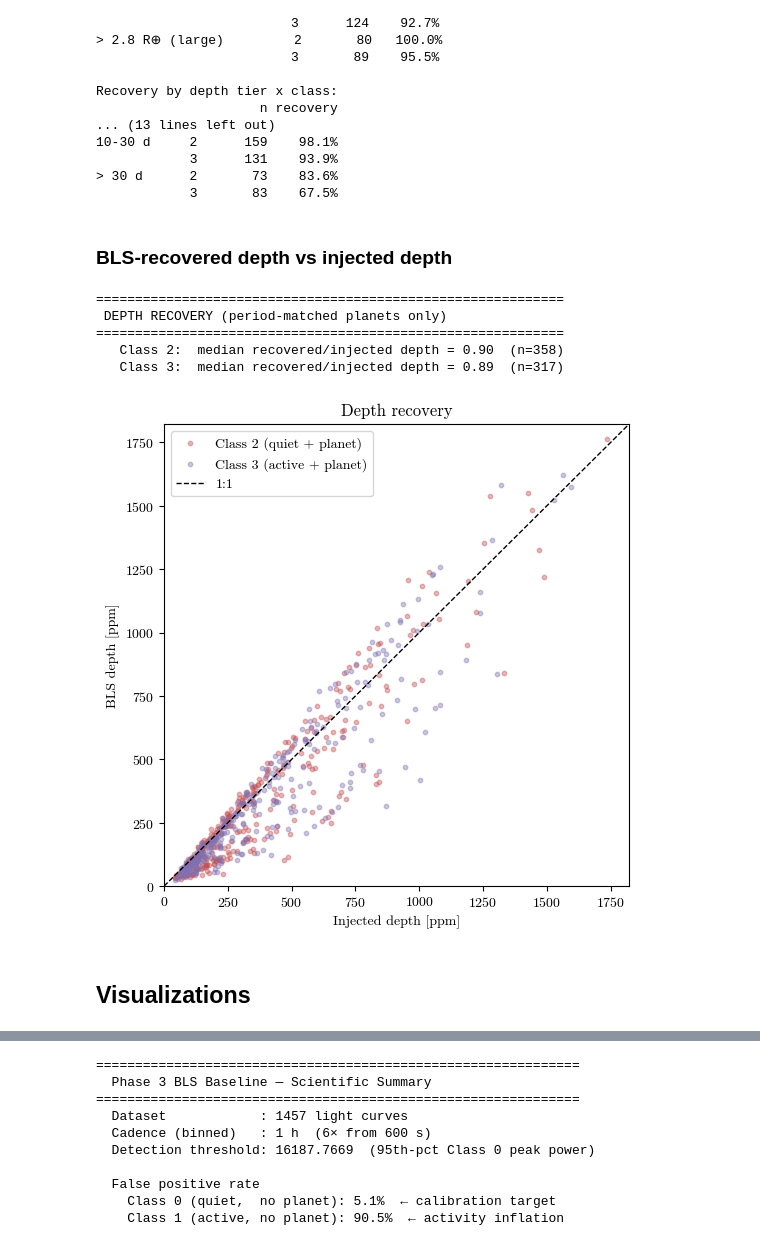
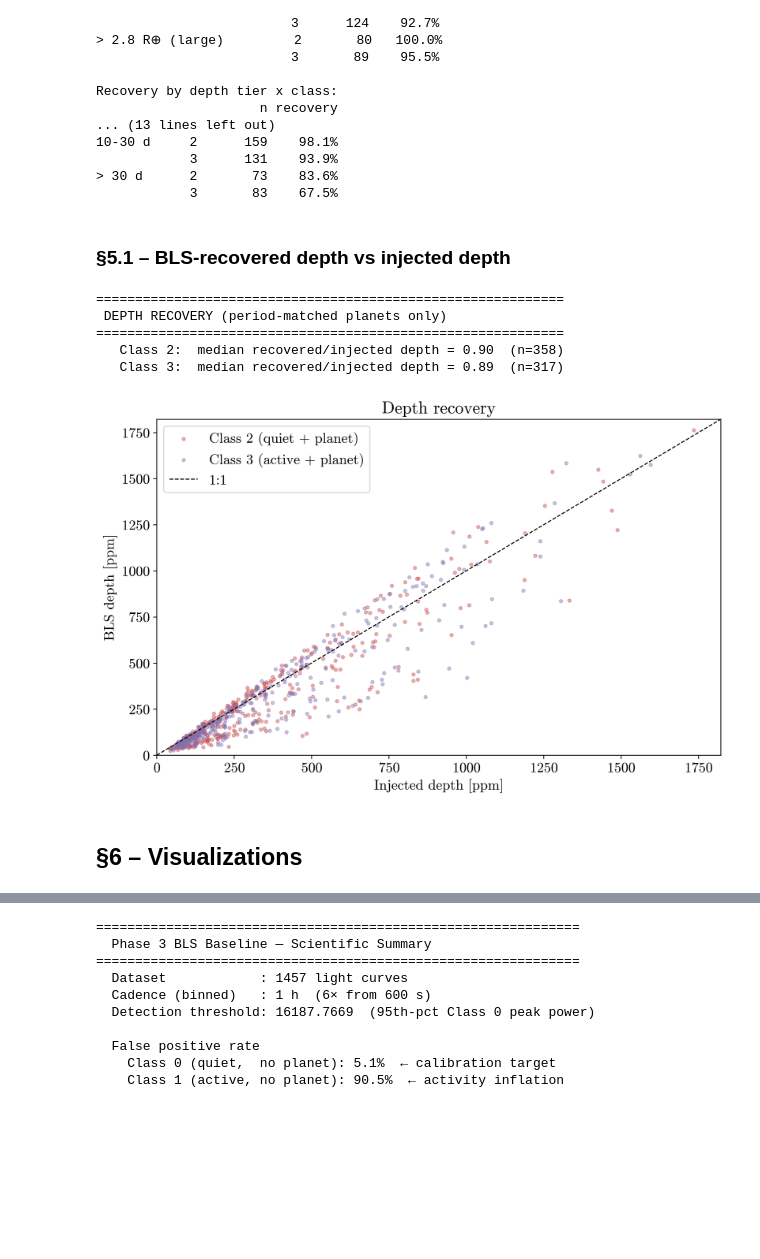
Before and after one commit to IsaacLP/Computational-Astrobiology, a Jupyter notebook: project/notebooks/phase3_bls_baseline.ipynb, the cells around one changed output, grey strips where cells are left out. Saved outputs shown, nothing was run; the diff lists cells and outputs as text; code cells hidden in the pictures; blank space fills up the shorter version.

```diff
--- a/project/notebooks/phase3_bls_baseline.ipynb
+++ b/project/notebooks/phase3_bls_baseline.ipynb
@@ -31,6 +31,7 @@ from wotan import flatten
 from tqdm.notebook import tqdm
 
 plt.style.use("seaborn-v0_8-deep")
+plt.rcParams.update({"figure.dpi":300,"font.size":14})
 
 PROJECT = Path().resolve().parent
 SIM_DIR = PROJECT / "simulation"
@@ -445,7 +446,7 @@ Recovery by depth tier x class:
 > 30 d      2       73    83.6%
             3       83    67.5%
 # %% [markdown]
-### BLS-recovered depth vs injected depth
+### §5.1 – BLS-recovered depth vs injected depth
 # %%
 print("\n" + "=" * 60)
 print(" DEPTH RECOVERY (period-matched planets only)")
@@ -465,25 +466,25 @@ for cls in (2, 3):
    Class 2:  median recovered/injected depth = 0.90  (n=358)
    Class 3:  median recovered/injected depth = 0.89  (n=317)
 # %%
-fig, ax = plt.subplots(figsize=(6, 6))
+fig, ax = plt.subplots(figsize=(10, 6))
 for cls in (2, 3):
     s = matched[matched["label"] == cls]
     ax.scatter(s["transit_depth_ppm"], s["bls_depth_ppm"],
                s=10, alpha=0.4, color=CLASS_COLORS[cls], label=CLASS_LABELS[cls])
 if len(matched):
     dmax = matched["transit_depth_ppm"].max() * 1.05
     ax.plot([0, dmax], [0, dmax], "k--", lw=1, label="1:1")
     ax.set_xlim(0, dmax); ax.set_ylim(0, dmax)
 
 ax.set_xlabel("Injected depth [ppm]")
 ax.set_ylabel("BLS depth [ppm]")
 ax.legend()
 ax.set_title("Depth recovery")
 plt.show()
 # %% [output]
-[figure, old version]
+[figure, new version]
 # %% [markdown]
-## Visualizations
+## §6 – Visualizations
 # %%
 def bls_for_plot(lc_pos):
     """Re-run the full BLS pipeline for one LC by integer position; returns plot objects."""
```
Also changed, not shown: parts of 25 cells of this notebook, 2 other files.
